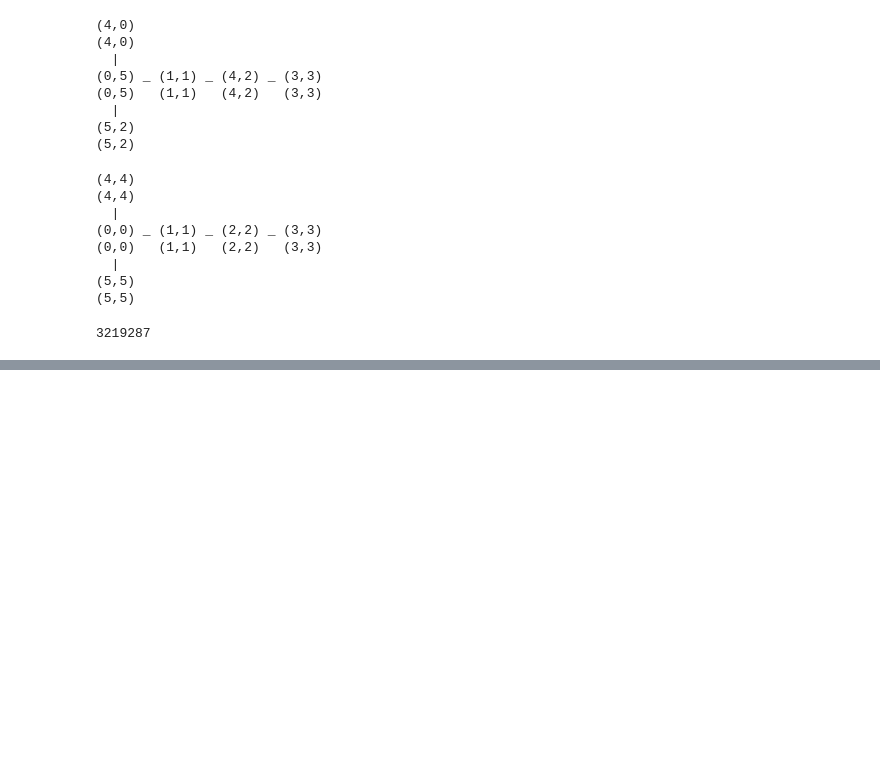
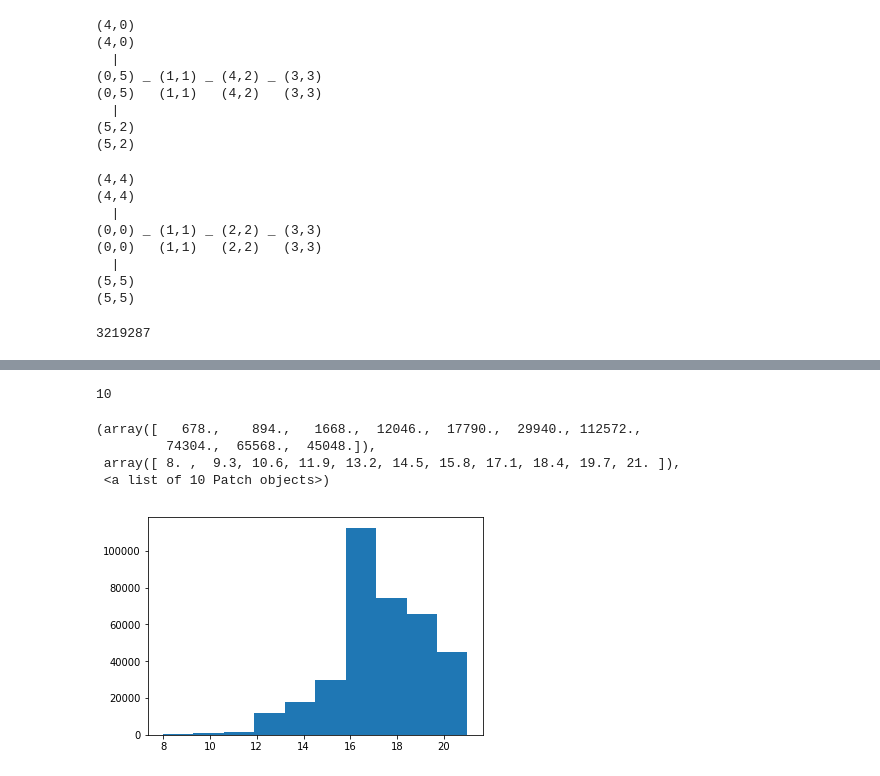
Before and after one commit to mim/rubiks, a Jupyter notebook: testing.ipynb, the cells around one changed output, grey strips where cells are left out. Cells and saved outputs as stored; diff of their text form; code cells hidden in the pictures; blank space fills up the shorter version.

```diff
--- a/testing.ipynb
+++ b/testing.ipynb
@@ -92,0 +91,21 @@ solution = rubiks.solve(random)
+# %%
+cubes = []
+visited = set([])
+# %%
+cubes.append([cube])
+visited.add(cube)
+# %%
+new_cubes = []
+for c in cubes[-1]:
+    for t in range(len(rubiks.transformations)):
+        nc = c.transform(t)
+        if nc not in visited:
+            new_cubes.append(nc)
+            visited.add(nc)
+cubes.append(new_cubes)
+# %%
+len(cubes)
+# %% [output]
+10
+# %%
+dists = [[cube.dist(c) for c in new_cubes] for new_cubes in cubes]
@@ -92,0 +114,8 @@ solution = rubiks.solve(random)
+# %%
+plt.hist(dists[9])
+# %% [output]
+(array([   678.,    894.,   1668.,  12046.,  17790.,  29940., 112572.,
+         74304.,  65568.,  45048.]),
+ array([ 8. ,  9.3, 10.6, 11.9, 13.2, 14.5, 15.8, 17.1, 18.4, 19.7, 21. ]),
+ <a list of 10 Patch objects>)
+[figure, added]
```
Also changed, not shown: parts of 6 cells of this notebook, 1 other file.
